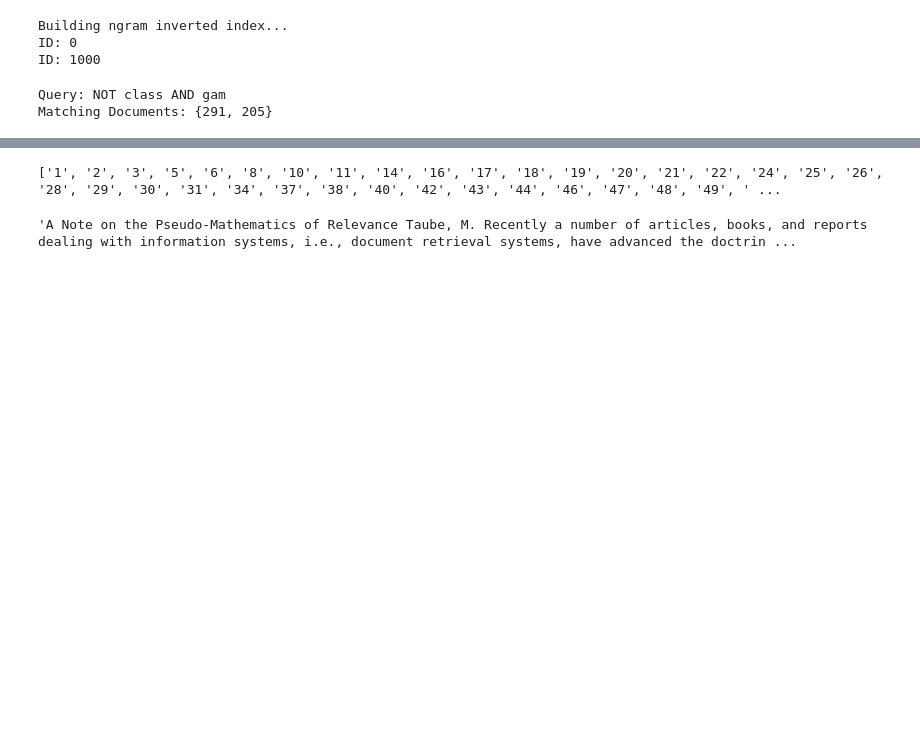
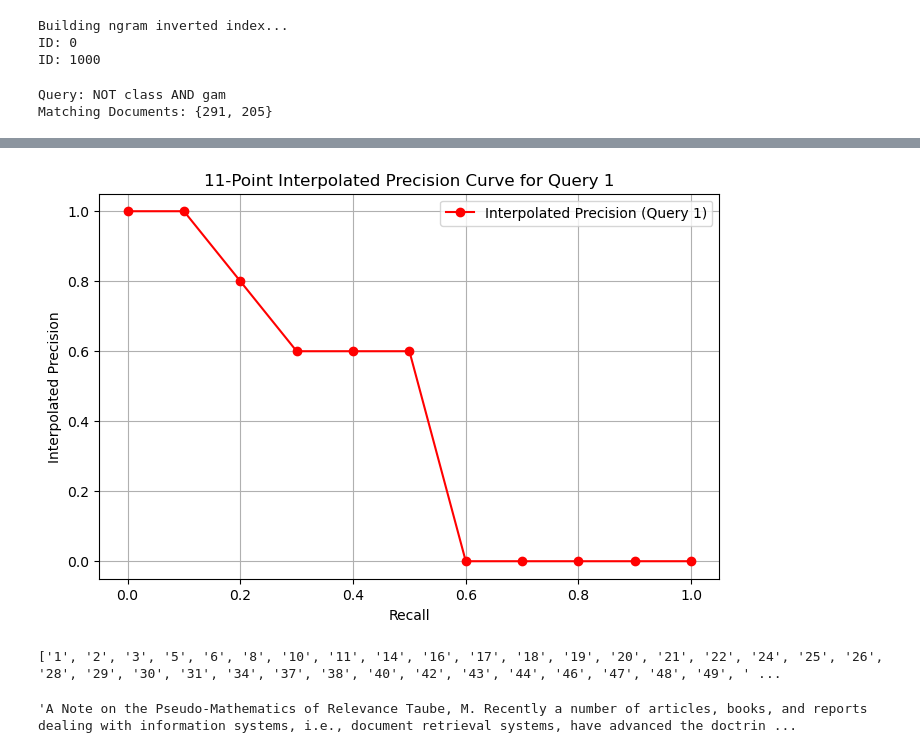
Before and after one commit to jackomazi/information_retrieval, a Jupyter notebook: project.ipynb, the cells around one changed output, grey strips where cells are left out. Saved outputs shown, nothing was run; the diff lists cells and outputs as text; code cells hidden in the pictures; blank space fills up the shorter version.

```diff
--- a/project.ipynb
+++ b/project.ipynb
@@ -518,3 +642,46 @@ Matching Documents: {291, 205}
+# %%
+import numpy as np
+import matplotlib.pyplot as plt
+
+def interpolated_precision_at_k(precision_values, recall_values):
+    """
+    Compute the 11-point interpolated precision curve.
+
+    :param precision_values: List of precision values at each rank
+    :param recall_values: List of recall values at each rank
+    :return: Dictionary of interpolated precision values at 11 recall levels
+    """
+    recall_levels = np.linspace(0, 1, 11)  # 11 standard recall levels: 0.0, 0.1, ..., 1.0
+    interpolated_precisions = []
+
+    for r_level in recall_levels:
+        max_precision = max([p for p, r in zip(precision_values, recall_values) if r >= r_level], default=0)
+        interpolated_precisions.append(max_precision)
+
+    return recall_levels, interpolated_precisions
+
+# Select a specific query (e.g., query ID "1")
+query_id = "1"
+gold_standard = relevance.get(query_id, set())  # Get relevant docs for this query
+model_output = sorted(results.items(), key=itemgetter(1), reverse=True)[:10]  # Top-10 retrieved docs
+model_output = [doc_id for doc_id, _ in model_output]  # Extract document IDs
+
+# Compute Precision-Recall values
+
+# Compute 11-point interpolated precision
+recall_levels, interpolated_precisions = interpolated_precision_at_k(precisions, recalls)
+
+# Plot Interpolated Precision-Recall Curve
+plt.figure(figsize=(8, 5))
+plt.plot(recall_levels, interpolated_precisions, marker='o', linestyle='-', color='r', label=f'Interpolated Precision (Query {query_id})')
+plt.xlabel('Recall')
+plt.ylabel('Interpolated Precision')
+plt.title(f'11-Point Interpolated Precision Curve for Query {query_id}')
+plt.legend()
+plt.grid()
+plt.show()
+# %% [output]
+[figure, added]
 # %%
 if "is" in inv_index_P.keys():
     print(inv_index_P.get("is"))
```
Also changed, not shown: parts of 19 cells of this notebook, 24 other files.
